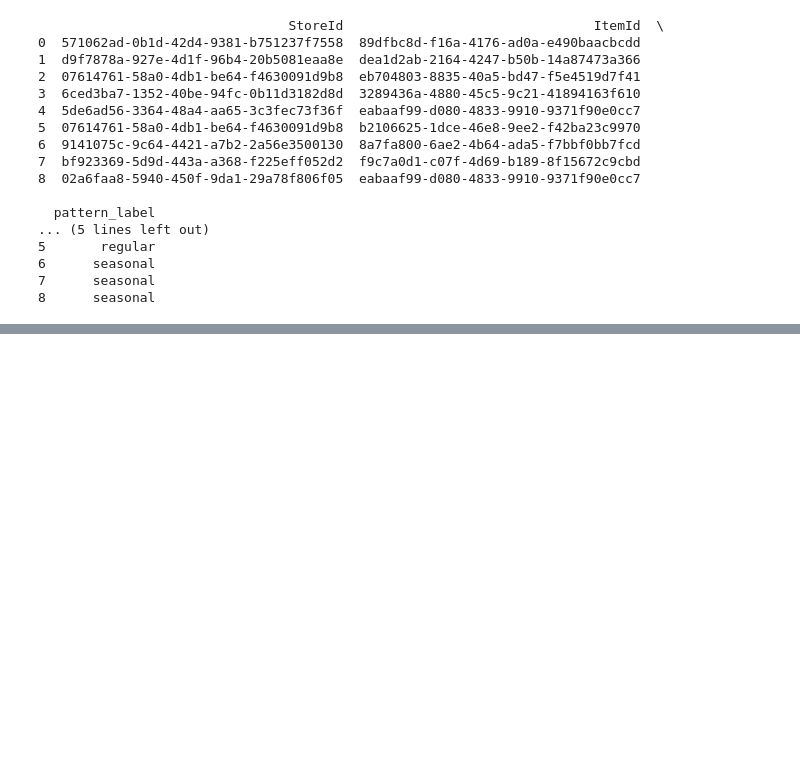
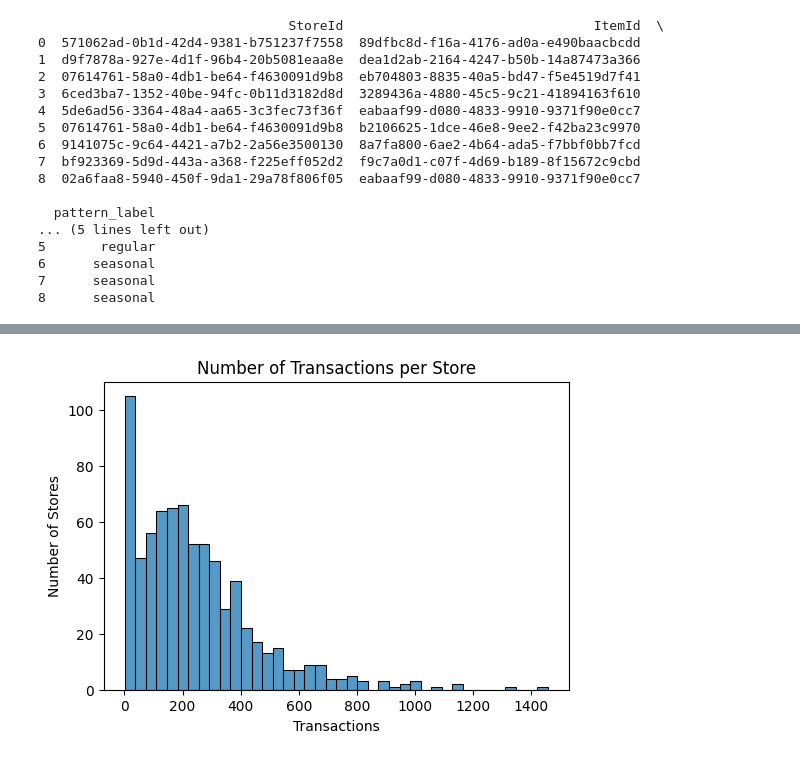
Before and after one commit to shift-gtown-2025/dsan-capstone-2025, a Jupyter notebook: code/project1_data.ipynb, the cells around one changed output, grey strips where cells are left out. Saved outputs shown, nothing was run; the diff lists cells and outputs as text; code cells hidden in the pictures; blank space fills up the shorter version.

```diff
--- a/code/project1_data.ipynb
+++ b/code/project1_data.ipynb
@@ -380,0 +401,13 @@ sample_ids.to_csv("sample_ids.csv", index=False)
+# %%
+tx_per_store = df.groupby('StoreId').size()
+
+plt.figure(figsize=(6,4))
+sns.histplot(tx_per_store, bins=40)
+plt.title("Number of Transactions per Store")
+plt.xlabel("Transactions")
+plt.ylabel("Number of Stores")
+
+#plt.savefig(f'../docs/p1/transactions_per_store.png', dpi=300, bbox_inches='tight')
+plt.show()
+# %% [output]
+[figure, added]
```
Also changed, not shown: parts of 20 cells of this notebook, 27 other files.
